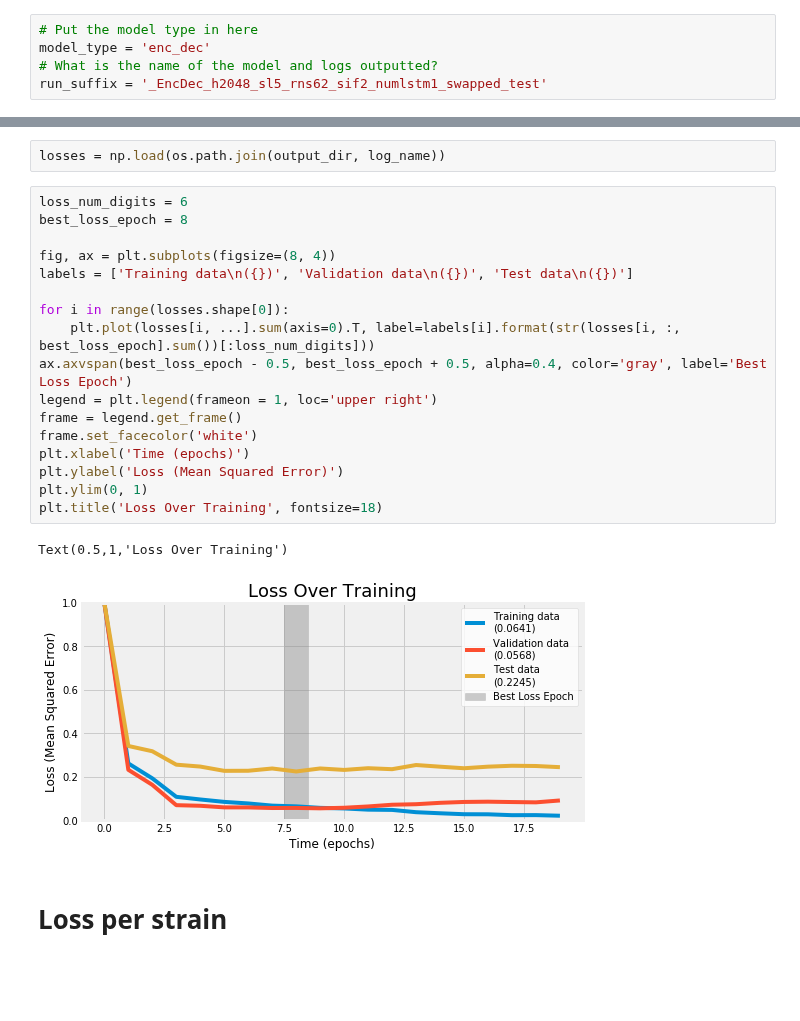
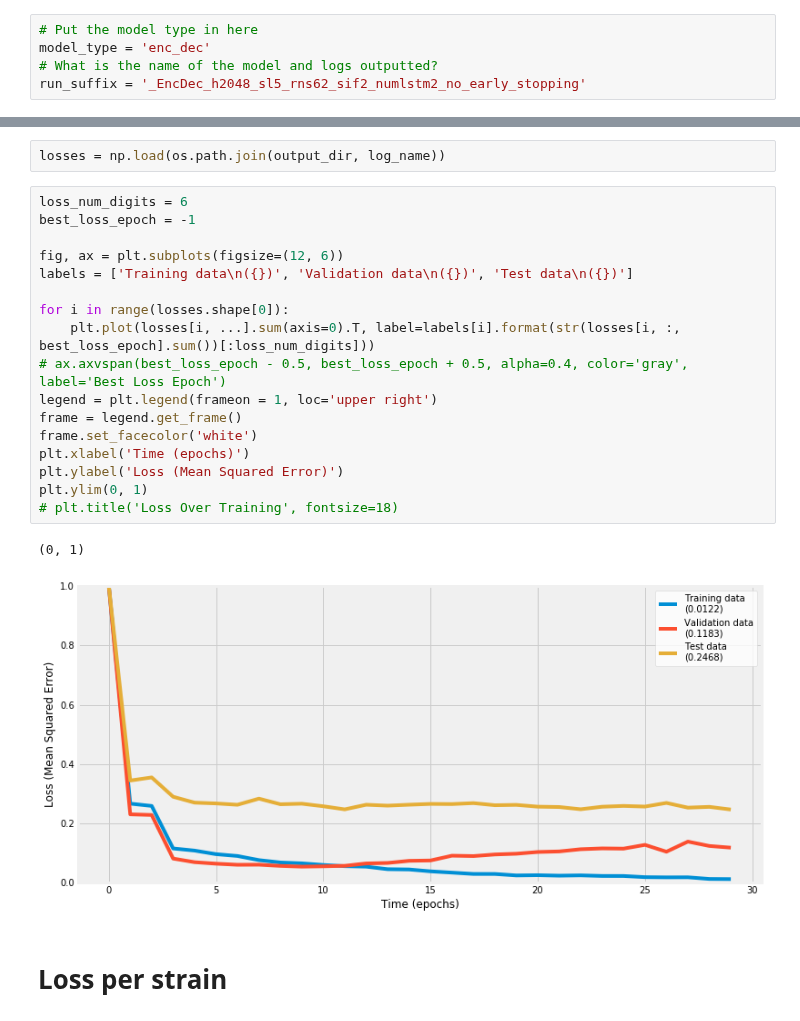
Before and after one commit to michaelwiest/microbiome-rnn, a Jupyter notebook: notebooks/Model Evaluator.ipynb, the cells around one changed output, grey strips where cells are left out. Saved outputs shown, nothing was run; the diff lists cells and outputs as text; blank space fills up the shorter version.

```diff
--- a/notebooks/Model Evaluator.ipynb
+++ b/notebooks/Model Evaluator.ipynb
@@ -121,7 +121,7 @@ file_labs = ['Donor$_0$', 'Donor$_1$', 'Donor$_3$', 'Donor$_{2, 0}$', 'Donor$_{2
 # Put the model type in here
 model_type = 'enc_dec'
 # What is the name of the model and logs outputted?
-run_suffix = '_EncDec_h2048_sl5_rns62_sif2_numlstm1_swapped_test'
+run_suffix = '_EncDec_h2048_sl5_rns62_sif2_numlstm2_no_early_stopping'
 # %%
 
 
@@ -150,24 +150,24 @@ output_dir = model_outputs[model_type]
 losses = np.load(os.path.join(output_dir, log_name))
 # %%
 loss_num_digits = 6
-best_loss_epoch = 8
+best_loss_epoch = -1
 
-fig, ax = plt.subplots(figsize=(8, 4))
+fig, ax = plt.subplots(figsize=(12, 6))
 labels = ['Training data\n({})', 'Validation data\n({})', 'Test data\n({})']
 
 for i in range(losses.shape[0]):
     plt.plot(losses[i, ...].sum(axis=0).T, label=labels[i].format(str(losses[i, :, best_loss_epoch].sum())[:loss_num_digits]))
-ax.axvspan(best_loss_epoch - 0.5, best_loss_epoch + 0.5, alpha=0.4, color='gray', label='Best Loss Epoch')
+# ax.axvspan(best_loss_epoch - 0.5, best_loss_epoch + 0.5, alpha=0.4, color='gray', label='Best Loss Epoch')
 legend = plt.legend(frameon = 1, loc='upper right')
 frame = legend.get_frame()
 frame.set_facecolor('white')
 plt.xlabel('Time (epochs)')
 plt.ylabel('Loss (Mean Squared Error)')
 plt.ylim(0, 1)
-plt.title('Loss Over Training', fontsize=18)
+# plt.title('Loss Over Training', fontsize=18)
 # %% [output]
-Text(0.5,1,'Loss Over Training')
+(0, 1)
-[figure, old version]
+[figure, new version]
 # %% [markdown]
 # Loss per strain
 # %%
```
Also changed, not shown: parts of 10 cells of this notebook, 1 other file.
